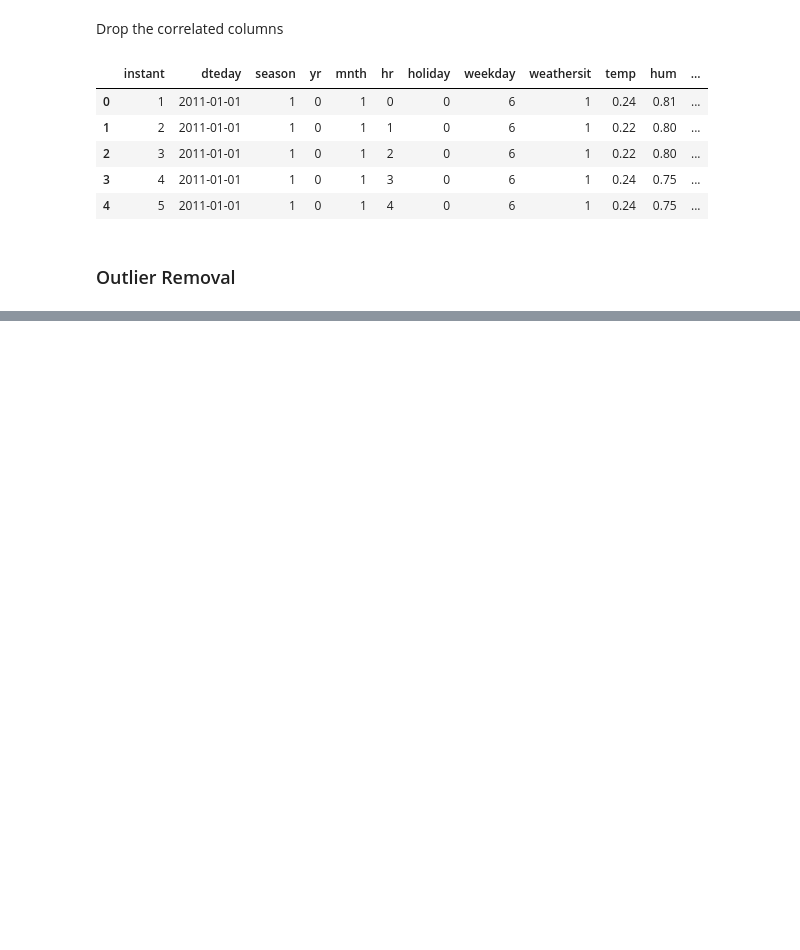
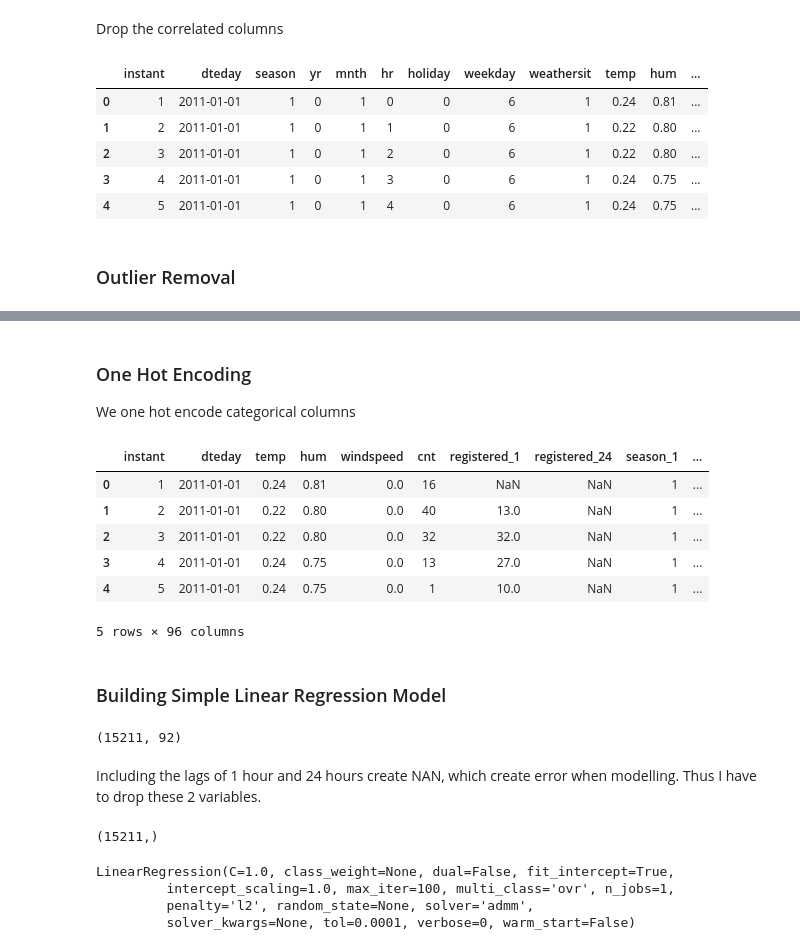
Before and after one commit to victorvu14/Victor_Vu_Dask, a Jupyter notebook: VictorVu_Dask.ipynb, the cells around one changed output, grey strips where cells are left out. Saved outputs shown, nothing was run; the diff lists cells and outputs as text; code cells hidden in the pictures; blank space fills up the shorter version.

Commit message:
Outlier removal, One hot encoding, Build Linear Model, Build Gridsearch

```diff
--- a/VictorVu_Dask.ipynb
+++ b/VictorVu_Dask.ipynb
@@ -504,0 +509,43 @@ lof
+# %% [markdown]
+### One Hot Encoding
+
+We one hot encode categorical columns
+# %%
+data_dummy = dd.get_dummies(data.categorize()).compute()
+# %%
+data_dummy.head()
+# %% [output]
+|  | instant | dteday | temp | hum | windspeed | cnt | registered_1 | registered_24 | season_1 | ... |
+| 0 | 1 | 2011-01-01 | 0.24 | 0.81 | 0.0 | 16 | NaN | NaN | 1 | ... |
+| 1 | 2 | 2011-01-01 | 0.22 | 0.80 | 0.0 | 40 | 13.0 | NaN | 1 | ... |
+| 2 | 3 | 2011-01-01 | 0.22 | 0.80 | 0.0 | 32 | 32.0 | NaN | 1 | ... |
+| 3 | 4 | 2011-01-01 | 0.24 | 0.75 | 0.0 | 13 | 27.0 | NaN | 1 | ... |
+| 4 | 5 | 2011-01-01 | 0.24 | 0.75 | 0.0 | 1 | 10.0 | NaN | 1 | ... |
+5 rows × 96 columns
+# %% [markdown]
+### Building Simple Linear Regression Model
+# %%
+X_train = data_dummy.loc[data_dummy["dteday"] < "2012-10-1"]
+del X_train["cnt"]
+del X_train["dteday"]
+del X_train["registered_1"]
+del X_train["registered_24"]
+X_train.values.shape
+# %% [output]
+(15211, 92)
+# %% [markdown]
+Including the lags of 1 hour and 24 hours create NAN, which create error when modelling. Thus I have to drop these 2 variables.
+# %%
+y_train = data_dummy.loc[data_dummy["dteday"] < "2012-10-1"]["cnt"]
+y_train.values.shape
+# %% [output]
+(15211,)
+# %%
+from dask_ml.linear_model import LinearRegression
+lr = LinearRegression()
+lr.fit(X_train.values, y_train.values)
+# %% [output]
+LinearRegression(C=1.0, class_weight=None, dual=False, fit_intercept=True,
+         intercept_scaling=1.0, max_iter=100, multi_class='ovr', n_jobs=1,
+         penalty='l2', random_state=None, solver='admm',
+         solver_kwargs=None, tol=0.0001, verbose=0, warm_start=False)
```
Also changed, not shown: parts of 14 cells of this notebook.
